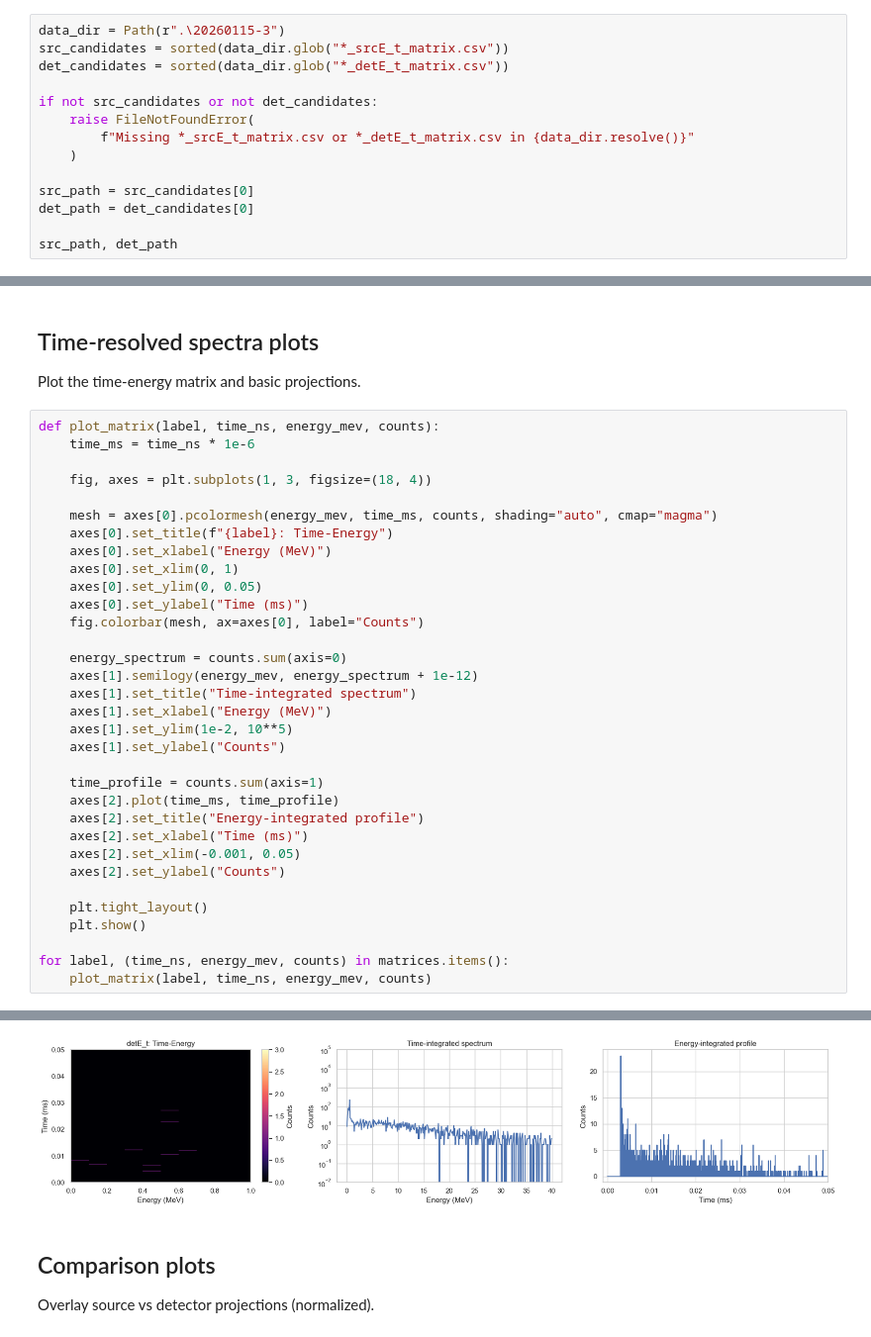
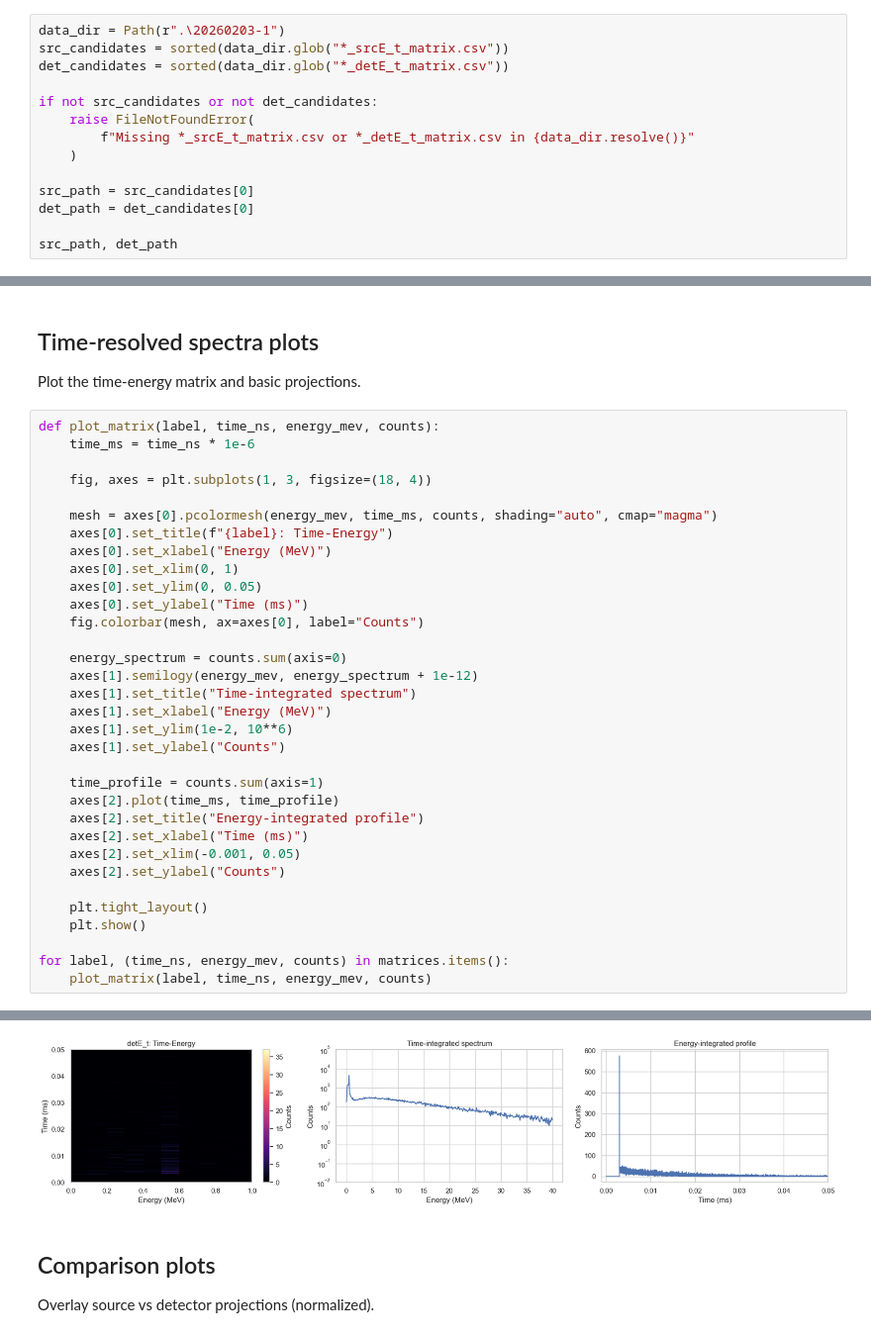
Before and after one commit to Qingshan-Yu-Astrophotonics/TGF-data-processing, a Jupyter notebook: csv-reader.ipynb, the cells around one changed output, grey strips where cells are left out. Shown at 99% size. Cells and saved outputs as stored; diff of their text form.

Commit message:
visualize

```diff
--- a/csv-reader.ipynb
+++ b/csv-reader.ipynb
@@ -20,7 +20,7 @@ sns.set_theme(style="whitegrid")
 
 Update the folder path if your CSV files are stored elsewhere.
 # %%
-data_dir = Path(r".\20260115-3")
+data_dir = Path(r".\20260203-1")
 src_candidates = sorted(data_dir.glob("*_srcE_t_matrix.csv"))
 det_candidates = sorted(data_dir.glob("*_detE_t_matrix.csv"))
 
@@ -84,7 +84,7 @@ def plot_matrix(label, time_ns, energy_mev, counts):
     axes[1].semilogy(energy_mev, energy_spectrum + 1e-12)
     axes[1].set_title("Time-integrated spectrum")
     axes[1].set_xlabel("Energy (MeV)")
-    axes[1].set_ylim(1e-2, 10**5)
+    axes[1].set_ylim(1e-2, 10**6)
     axes[1].set_ylabel("Counts")
 
     time_profile = counts.sum(axis=1)
@@ -104,4 +104,4 @@ for label, (time_ns, energy_mev, counts) in matrices.items():
-[figure, old version]
+[figure, new version]
 # %% [markdown]
 ## Comparison plots
 
```
Also changed, not shown: parts of 3 cells of this notebook.
